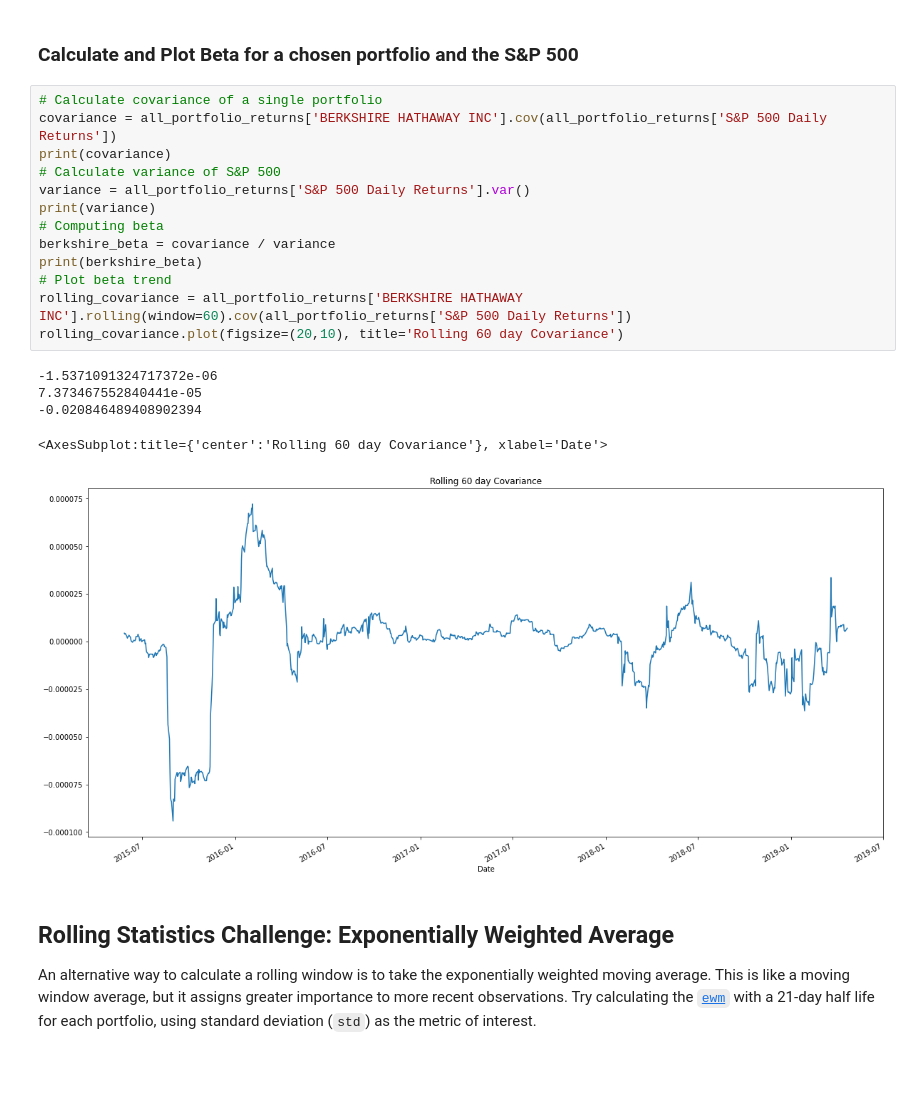
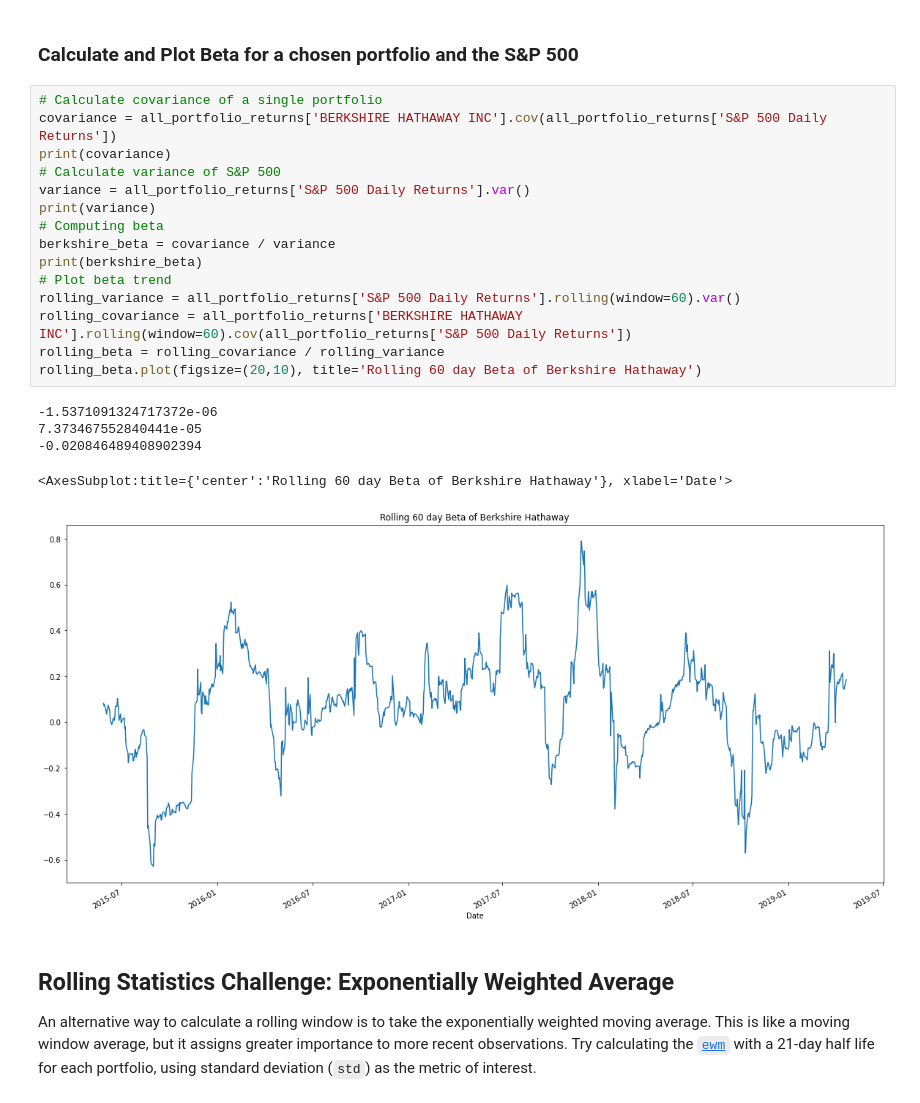
Before and after one commit to lfraccaro1/unit_4_pandas_homework, a Jupyter notebook: whale_analysis.ipynb, the cells around one changed output. Drawn from its saved outputs; the diff is of its cells as text; blank space fills up the shorter version.

```diff
--- a/whale_analysis.ipynb
+++ b/whale_analysis.ipynb
@@ -308,22 +308,24 @@ sns.heatmap(correlation, vmin=-1, vmax=1)
 # %%
 # Calculate covariance of a single portfolio
 covariance = all_portfolio_returns['BERKSHIRE HATHAWAY INC'].cov(all_portfolio_returns['S&P 500 Daily Returns'])
 print(covariance)
 # Calculate variance of S&P 500
 variance = all_portfolio_returns['S&P 500 Daily Returns'].var()
 print(variance)
 # Computing beta
 berkshire_beta = covariance / variance
 print(berkshire_beta)
 # Plot beta trend
+rolling_variance = all_portfolio_returns['S&P 500 Daily Returns'].rolling(window=60).var()
 rolling_covariance = all_portfolio_returns['BERKSHIRE HATHAWAY INC'].rolling(window=60).cov(all_portfolio_returns['S&P 500 Daily Returns'])
-rolling_covariance.plot(figsize=(20,10), title='Rolling 60 day Covariance')
+rolling_beta = rolling_covariance / rolling_variance
+rolling_beta.plot(figsize=(20,10), title='Rolling 60 day Beta of Berkshire Hathaway')
 # %% [output]
 -1.5371091324717372e-06
 7.373467552840441e-05
 -0.020846489408902394
-<AxesSubplot:title={'center':'Rolling 60 day Covariance'}, xlabel='Date'>
+<AxesSubplot:title={'center':'Rolling 60 day Beta of Berkshire Hathaway'}, xlabel='Date'>
-[figure, old version]
+[figure, new version]
 # %% [markdown]
 ## Rolling Statistics Challenge: Exponentially Weighted Average
 
```
Also changed, not shown: parts of 8 cells of this notebook.
